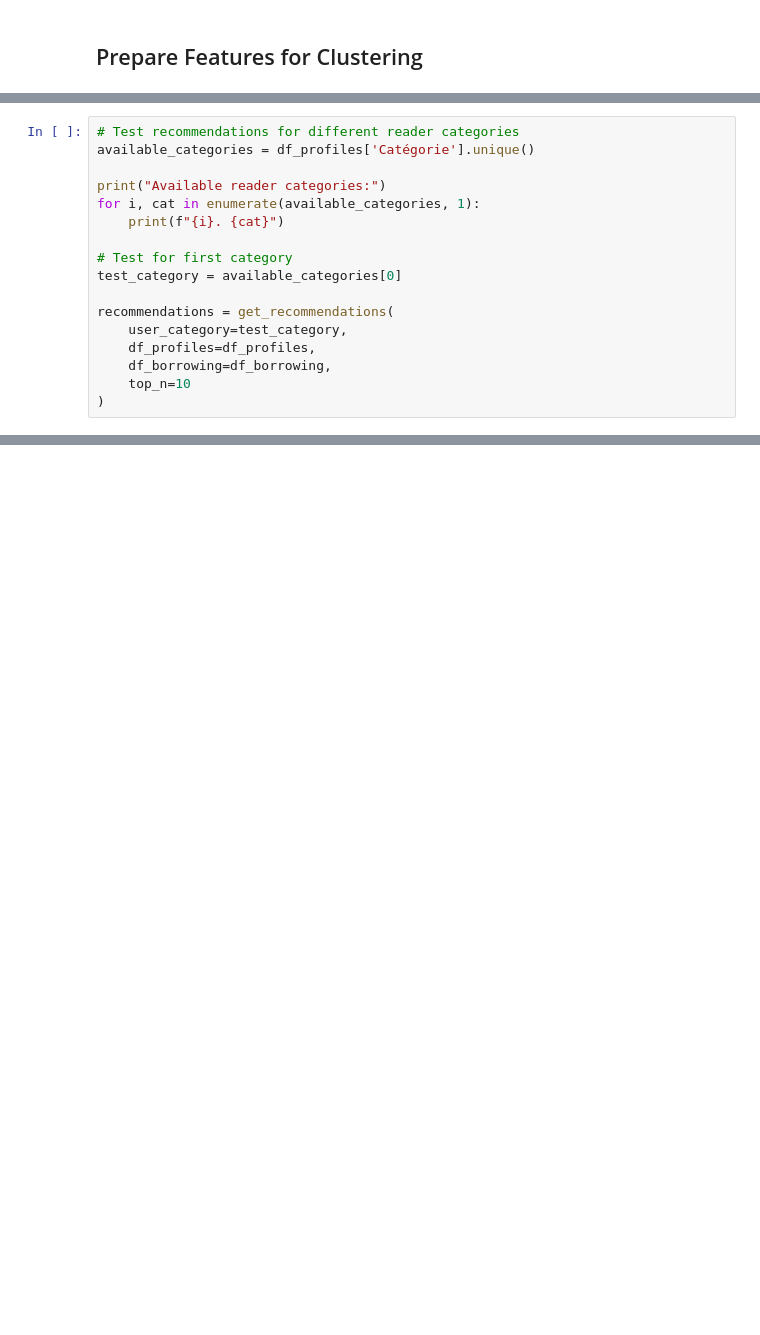
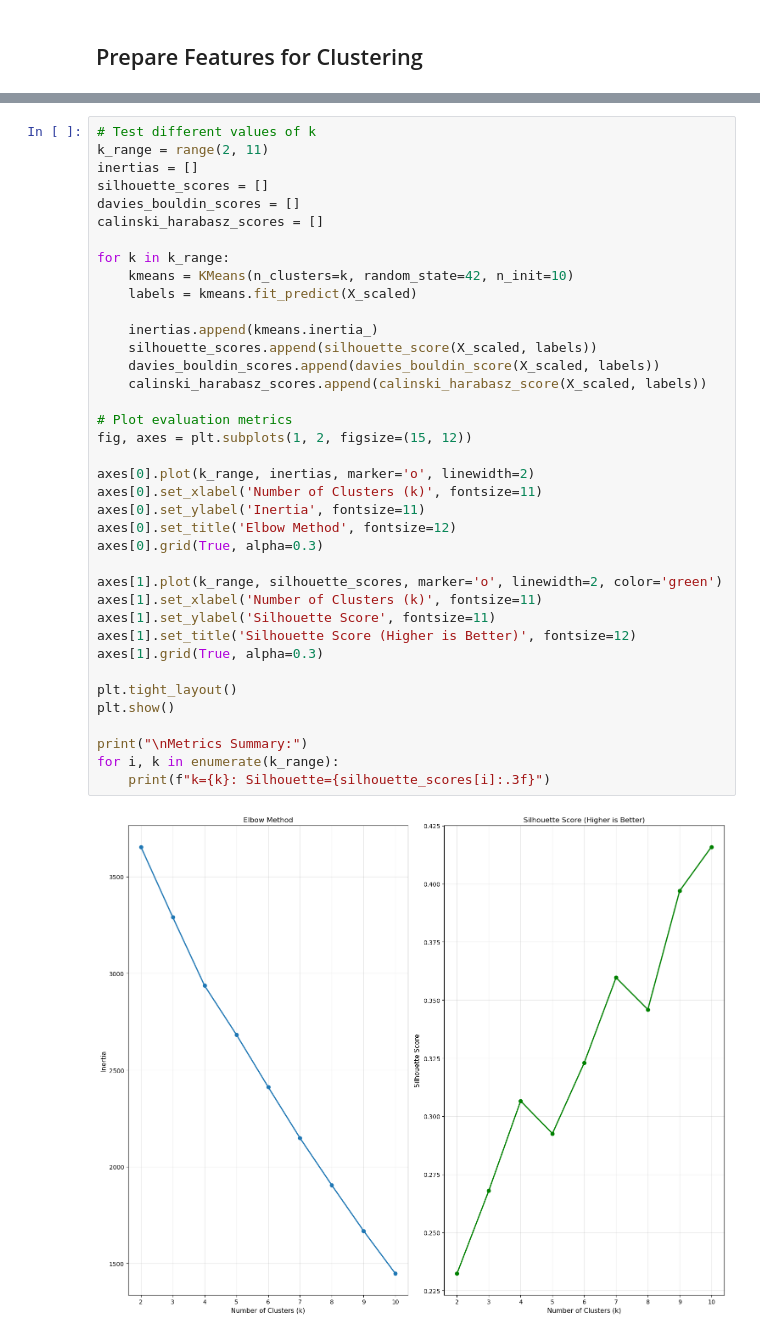
Before and after one commit to TI1307/DM_Project, a Jupyter notebook: notebooks/clustering.ipynb, the cells around one changed output, grey strips where cells are left out. Saved outputs shown, nothing was run; the diff lists cells and outputs as text; blank space fills up the shorter version.

```diff
--- a/notebooks/clustering.ipynb
+++ b/notebooks/clustering.ipynb
@@ -752,17 +242,0 @@ print("✓ Recommendation function defined")
-# %%
-# Test recommendations for different reader categories
-available_categories = df_profiles['Catégorie'].unique()
-
-print("Available reader categories:")
-for i, cat in enumerate(available_categories, 1):
-    print(f"{i}. {cat}")
-
-# Test for first category
-test_category = available_categories[0]
-
-recommendations = get_recommendations(
-    user_category=test_category,
-    df_profiles=df_profiles,
-    df_borrowing=df_borrowing,
-    top_n=10
-)
@@ -876,0 +292,40 @@ PROJECT SUMMARY - IMPROVED VERSION
+# %%
+# Test different values of k
+k_range = range(2, 11)
+inertias = []
+silhouette_scores = []
+davies_bouldin_scores = []
+calinski_harabasz_scores = []
+
+for k in k_range:
+    kmeans = KMeans(n_clusters=k, random_state=42, n_init=10)
+    labels = kmeans.fit_predict(X_scaled)
+
+    inertias.append(kmeans.inertia_)
+    silhouette_scores.append(silhouette_score(X_scaled, labels))
+    davies_bouldin_scores.append(davies_bouldin_score(X_scaled, labels))
+    calinski_harabasz_scores.append(calinski_harabasz_score(X_scaled, labels))
+
+# Plot evaluation metrics
+fig, axes = plt.subplots(1, 2, figsize=(15, 12))
+
+axes[0].plot(k_range, inertias, marker='o', linewidth=2)
+axes[0].set_xlabel('Number of Clusters (k)', fontsize=11)
+axes[0].set_ylabel('Inertia', fontsize=11)
+axes[0].set_title('Elbow Method', fontsize=12)
+axes[0].grid(True, alpha=0.3)
+
+axes[1].plot(k_range, silhouette_scores, marker='o', linewidth=2, color='green')
+axes[1].set_xlabel('Number of Clusters (k)', fontsize=11)
+axes[1].set_ylabel('Silhouette Score', fontsize=11)
+axes[1].set_title('Silhouette Score (Higher is Better)', fontsize=12)
+axes[1].grid(True, alpha=0.3)
+
+plt.tight_layout()
+plt.show()
+
+print("\nMetrics Summary:")
+for i, k in enumerate(k_range):
+    print(f"k={k}: Silhouette={silhouette_scores[i]:.3f}")
+# %% [output]
+[figure, added]
```
Also changed, not shown: parts of 101 cells of this notebook.
